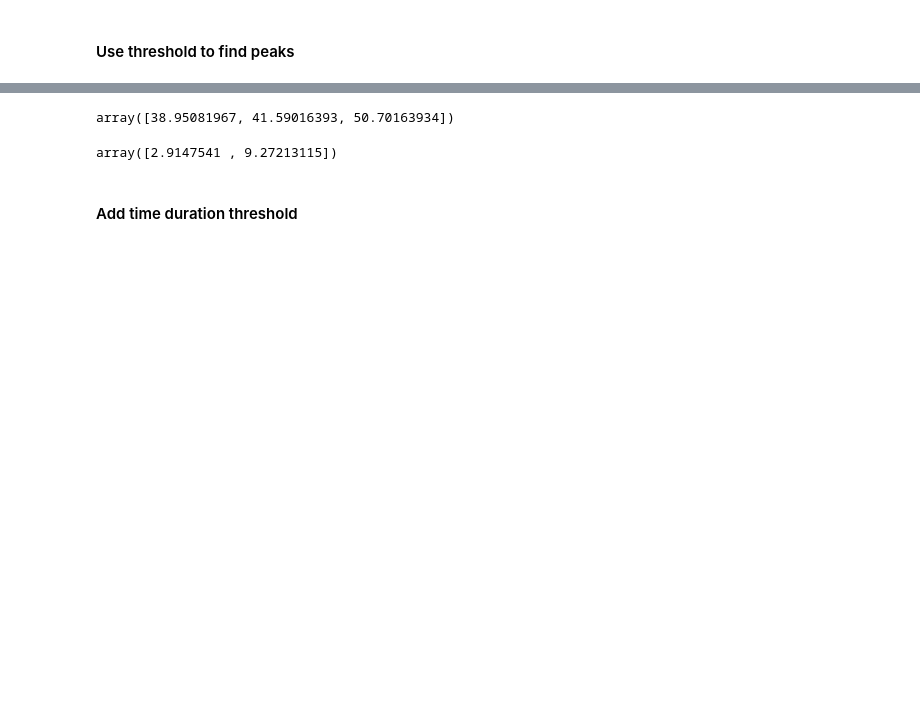
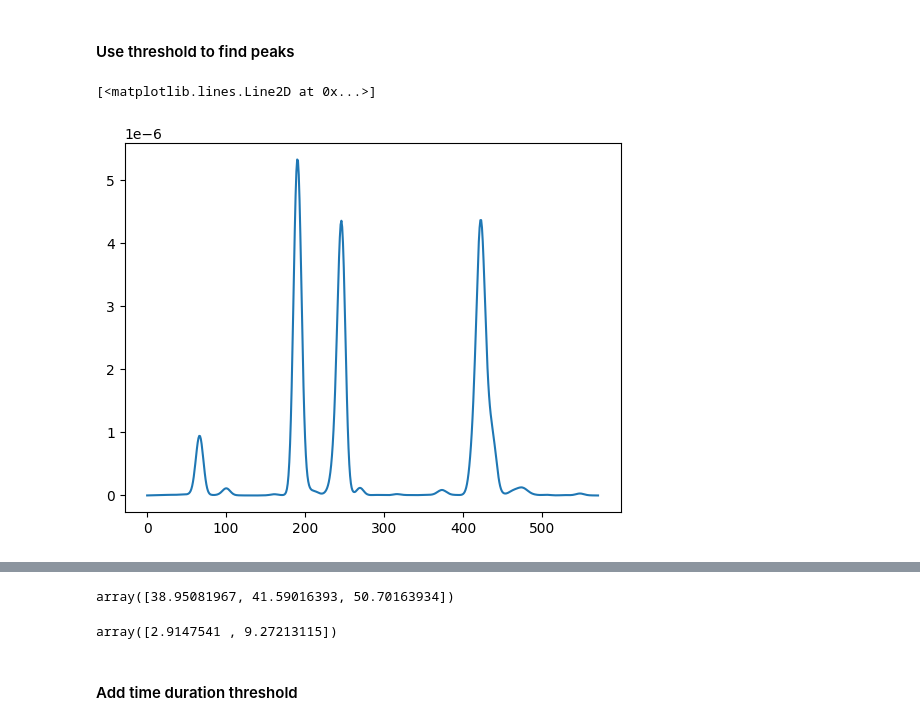
Before and after one commit to bian-lab/scripts, a Jupyter notebook: signal_process/activities_detection/spindle_detection.ipynb, the cells around one changed output, grey strips where cells are left out. Cells and saved outputs as stored; diff of their text form; code cells hidden in the pictures; blank space fills up the shorter version.

```diff
--- a/signal_process/activities_detection/spindle_detection.ipynb
+++ b/signal_process/activities_detection/spindle_detection.ipynb
@@ -61,0 +60,5 @@ Sxx_peaks_idx, Sxx_peaks_value = find_peaks(Sxx, (1000000))
+# %%
+plt.plot(Sxx)
+# %% [output]
+[<matplotlib.lines.Line2D at 0x...>]
+[figure, added]
```
Also changed, not shown: parts of 14 cells of this notebook, 6 other files.
